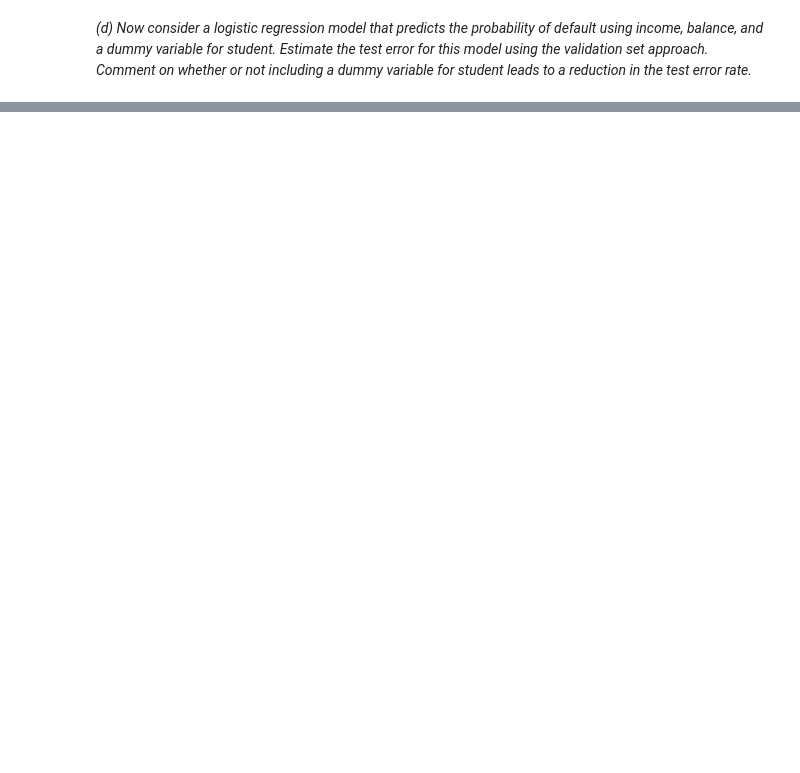
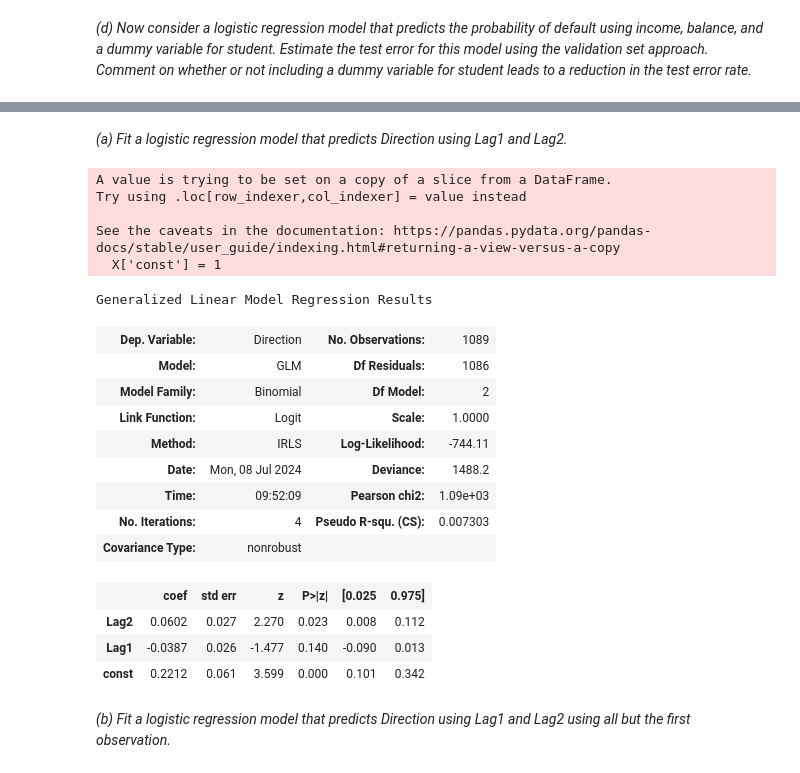
Before and after one commit to cainemerrick98/statistical_learning_problems, a Jupyter notebook: 4 resampling methods/applied.ipynb, the cells around one changed output, grey strips where cells are left out. Cells and saved outputs as stored; diff of their text form; code cells hidden in the pictures; blank space fills up the shorter version.

```diff
--- a/4 resampling methods/applied.ipynb
+++ b/4 resampling methods/applied.ipynb
@@ -28,0 +201,32 @@ def_lr = sm.GLM()
+# %% [markdown]
+*(a) Fit a logistic regression model that predicts Direction using Lag1 and Lag2.*
+# %%
+X = weekly[['Lag2', 'Lag1']]
+X['const'] = 1
+y = weekly['Direction'] == 'Up'
+
+weekly_lr = sm.GLM(y, X, sm.families.Binomial())
+results = weekly_lr.fit()
+results.summary()
+# %% [output]
+A value is trying to be set on a copy of a slice from a DataFrame.
+Try using .loc[row_indexer,col_indexer] = value instead
+
+See the caveats in the documentation: https://pandas.pydata.org/pandas-docs/stable/user_guide/indexing.html#returning-a-view-versus-a-copy
+  X['const'] = 1
+Generalized Linear Model Regression Results
+| Dep. Variable: | Direction | No. Observations: | 1089 |
+| Model: | GLM | Df Residuals: | 1086 |
+| Model Family: | Binomial | Df Model: | 2 |
+| Link Function: | Logit | Scale: | 1.0000 |
+| Method: | IRLS | Log-Likelihood: | -744.11 |
+| Date: | Mon, 08 Jul 2024 | Deviance: | 1488.2 |
+| Time: | 09:52:09 | Pearson chi2: | 1.09e+03 |
+| No. Iterations: | 4 | Pseudo R-squ. (CS): | 0.007303 |
+| Covariance Type: | nonrobust |  |  |
+|  | coef | std err | z | P>|z| | [0.025 | 0.975] |
+| Lag2 | 0.0602 | 0.027 | 2.270 | 0.023 | 0.008 | 0.112 |
+| Lag1 | -0.0387 | 0.026 | -1.477 | 0.140 | -0.090 | 0.013 |
+| const | 0.2212 | 0.061 | 3.599 | 0.000 | 0.101 | 0.342 |
+# %% [markdown]
+*(b) Fit a logistic regression model that predicts Direction using Lag1 and Lag2 using all but the first observation.*
```
Also changed, not shown: parts of 70 cells of this notebook, 1 other file.
